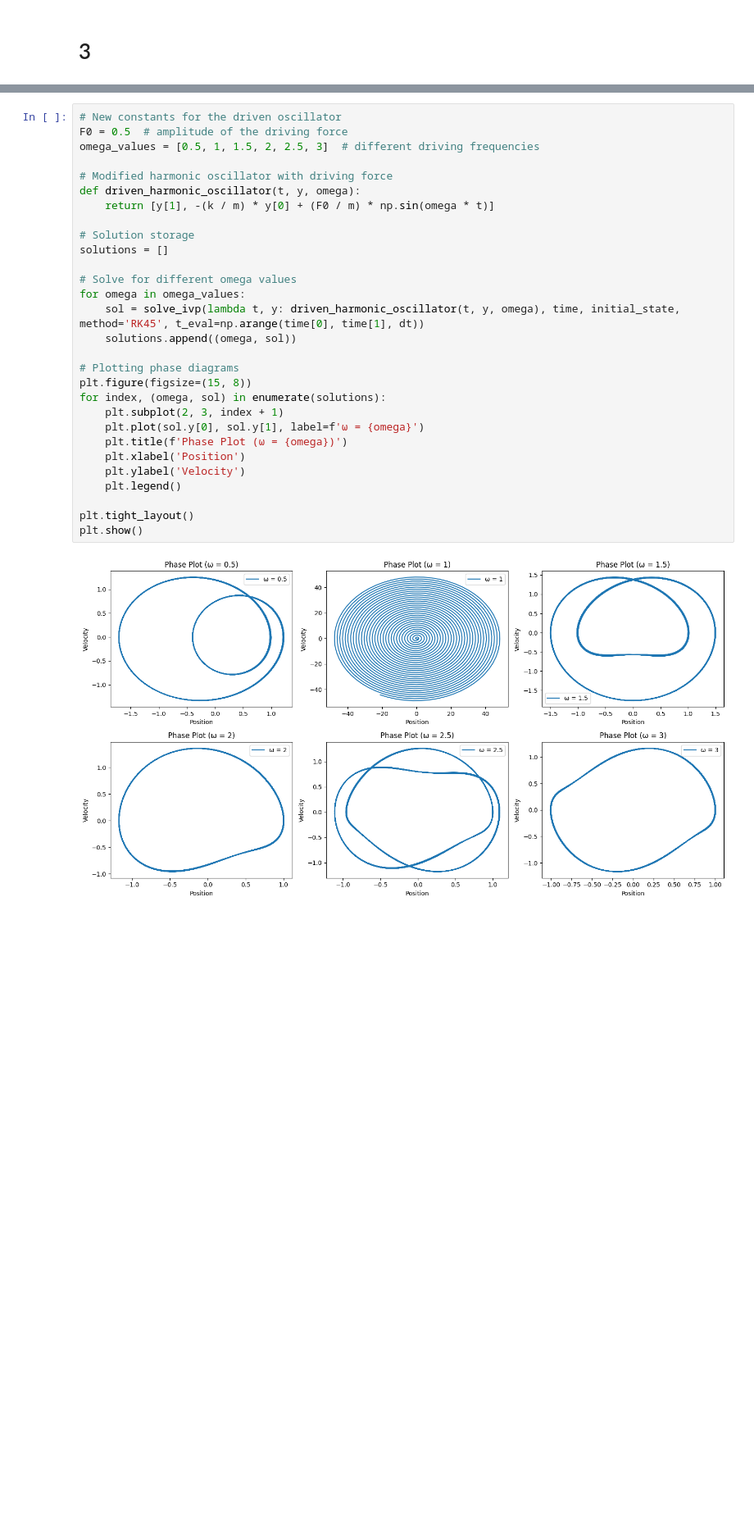
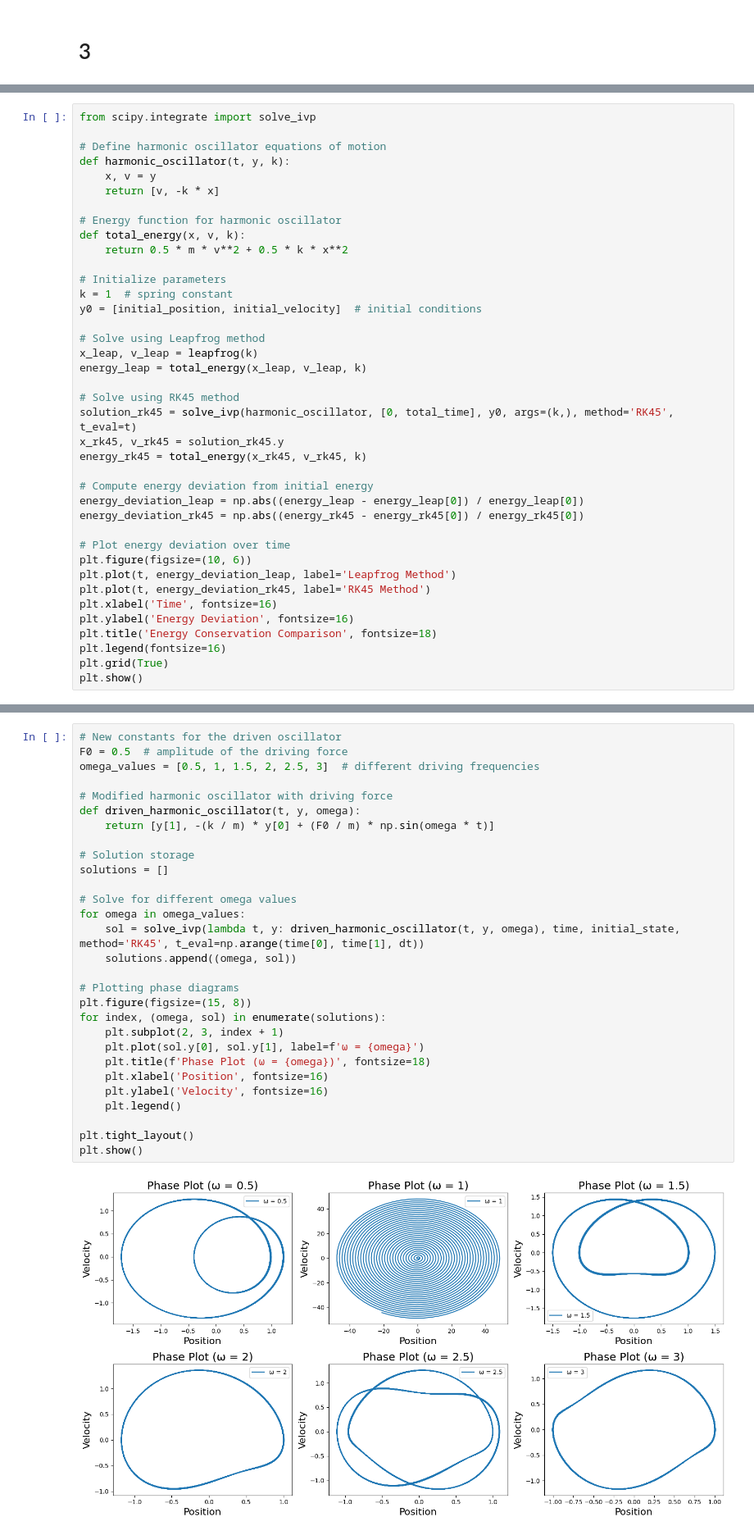
Before and after one commit to koenweverink/ScientificComputing, a Jupyter notebook: Set3_Sacha.ipynb, the cells around one changed output, grey strips where cells are left out. Shown at 82% size. Drawn from its saved outputs; the diff is of its cells as text; blank space fills up the shorter version.

```diff
--- a/Set3_Sacha.ipynb
+++ b/Set3_Sacha.ipynb
@@ -866,0 +867,39 @@ plt.show()
+# %%
+from scipy.integrate import solve_ivp
+
+# Define harmonic oscillator equations of motion
+def harmonic_oscillator(t, y, k):
+    x, v = y
+    return [v, -k * x]
+
+# Energy function for harmonic oscillator
+def total_energy(x, v, k):
+    return 0.5 * m * v**2 + 0.5 * k * x**2
+
+# Initialize parameters
+k = 1  # spring constant
+y0 = [initial_position, initial_velocity]  # initial conditions
+
+# Solve using Leapfrog method
+x_leap, v_leap = leapfrog(k)
+energy_leap = total_energy(x_leap, v_leap, k)
+
+# Solve using RK45 method
+solution_rk45 = solve_ivp(harmonic_oscillator, [0, total_time], y0, args=(k,), method='RK45', t_eval=t)
+x_rk45, v_rk45 = solution_rk45.y
+energy_rk45 = total_energy(x_rk45, v_rk45, k)
+
+# Compute energy deviation from initial energy
+energy_deviation_leap = np.abs((energy_leap - energy_leap[0]) / energy_leap[0])
+energy_deviation_rk45 = np.abs((energy_rk45 - energy_rk45[0]) / energy_rk45[0])
+
+# Plot energy deviation over time
+plt.figure(figsize=(10, 6))
+plt.plot(t, energy_deviation_leap, label='Leapfrog Method')
+plt.plot(t, energy_deviation_rk45, label='RK45 Method')
+plt.xlabel('Time', fontsize=16)
+plt.ylabel('Energy Deviation', fontsize=16)
+plt.title('Energy Conservation Comparison', fontsize=18)
+plt.legend(fontsize=16)
+plt.grid(True)
+plt.show()
@@ -875,34 +916,34 @@ This comparison clearly demonstrates the advantage of using a symplectic integra
 # %%
 # New constants for the driven oscillator
 F0 = 0.5  # amplitude of the driving force
 omega_values = [0.5, 1, 1.5, 2, 2.5, 3]  # different driving frequencies
 
 # Modified harmonic oscillator with driving force
 def driven_harmonic_oscillator(t, y, omega):
     return [y[1], -(k / m) * y[0] + (F0 / m) * np.sin(omega * t)]
 
 # Solution storage
 solutions = []
 
 # Solve for different omega values
 for omega in omega_values:
     sol = solve_ivp(lambda t, y: driven_harmonic_oscillator(t, y, omega), time, initial_state, method='RK45', t_eval=np.arange(time[0], time[1], dt))
     solutions.append((omega, sol))
 
 # Plotting phase diagrams
 plt.figure(figsize=(15, 8))
 for index, (omega, sol) in enumerate(solutions):
     plt.subplot(2, 3, index + 1)
     plt.plot(sol.y[0], sol.y[1], label=f'ω = {omega}')
-    plt.title(f'Phase Plot (ω = {omega})')
-    plt.xlabel('Position')
-    plt.ylabel('Velocity')
+    plt.title(f'Phase Plot (ω = {omega})', fontsize=18)
+    plt.xlabel('Position', fontsize=16)
+    plt.ylabel('Velocity', fontsize=16)
     plt.legend()
 
 plt.tight_layout()
 plt.show()
 # %% [output]
-[figure, old version]
+[figure, new version]
 # %% [markdown]
 Here are the phase plots for the driven harmonic oscillator with various driving frequencies (ω). Each plot shows the velocity vs. position of the oscillator:
 
```
Also changed, not shown: parts of 2 cells of this notebook.
